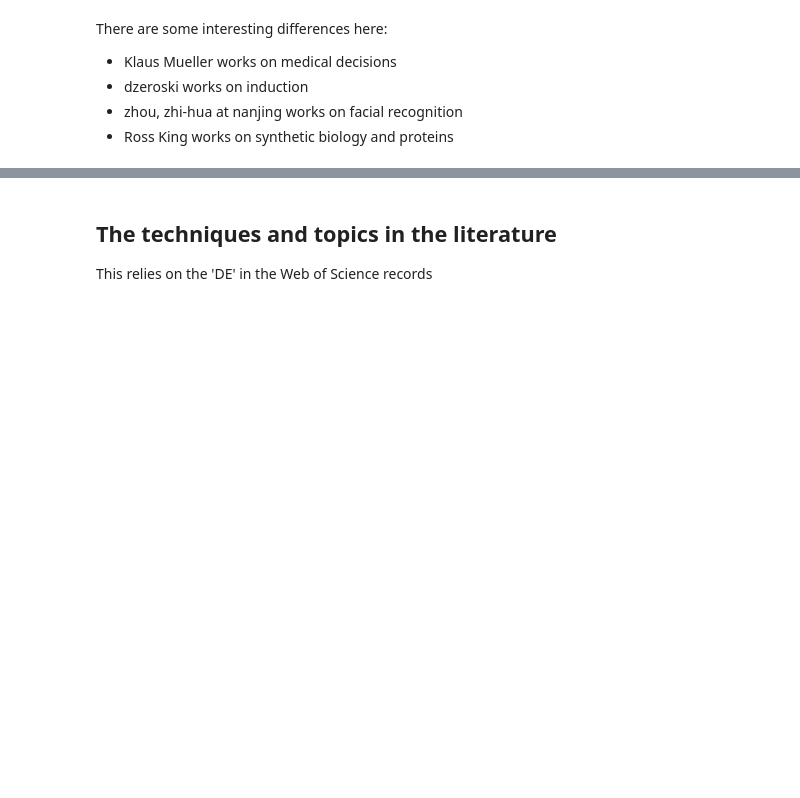
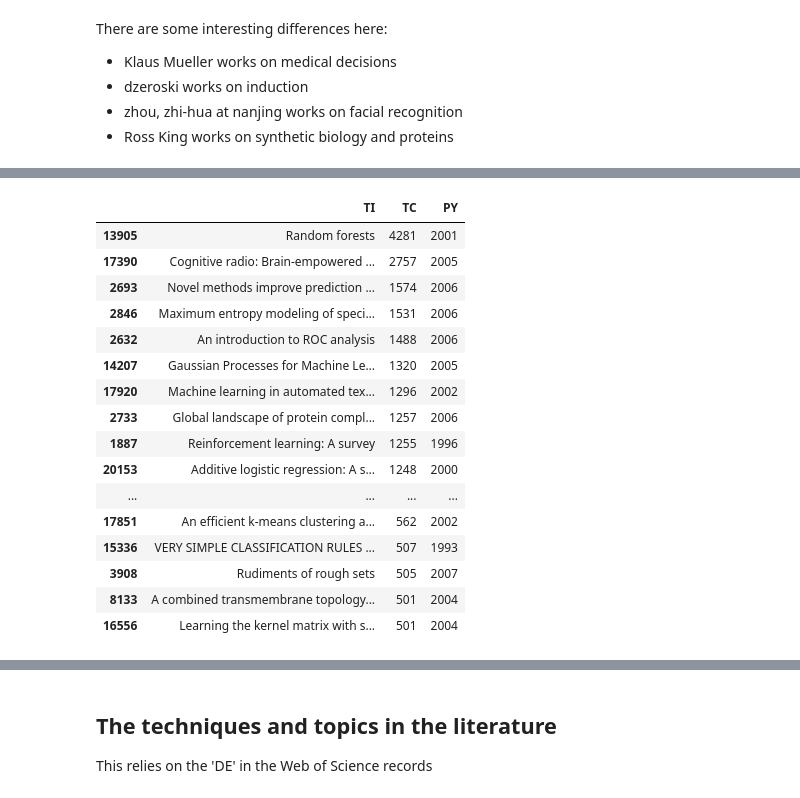
Before and after one commit to datapractice/machinelearners, a Jupyter notebook: ml_lit/ML_literature.ipynb, the cells around one changed output, grey strips where cells are left out. Drawn from its saved outputs; the diff is of its cells as text; code cells hidden in the pictures; blank space fills up the shorter version.

```diff
--- a/ml_lit/ML_literature.ipynb
+++ b/ml_lit/ML_literature.ipynb
@@ -22,7 +22,7 @@ The idea of this analysis is to show how machine learning relates to various sci
 
 ### Loading the literature and cleaning the topics
 # %%
-df = ml.load_records('data/')
+df = ml.load_records('data/machine_learning_WOS/')
 print('There are %s records in the dataset'%df.shape[0])
 
 #clean topics
@@ -309,0 +314,20 @@ There are some interesting differences here:
+# %%
+df[['TI', 'TC', 'PY']][df.TC>500].sort('TC', ascending=False)
+# %% [output]
+|  | TI | TC | PY |
+| 13905 | Random forests | 4281 | 2001 |
+| 17390 | Cognitive radio: Brain-empowered ... | 2757 | 2005 |
+| 2693 | Novel methods improve prediction ... | 1574 | 2006 |
+| 2846 | Maximum entropy modeling of speci... | 1531 | 2006 |
+| 2632 | An introduction to ROC analysis | 1488 | 2006 |
+| 14207 | Gaussian Processes for Machine Le... | 1320 | 2005 |
+| 17920 | Machine learning in automated tex... | 1296 | 2002 |
+| 2733 | Global landscape of protein compl... | 1257 | 2006 |
+| 1887 | Reinforcement learning: A survey | 1255 | 1996 |
+| 20153 | Additive logistic regression: A s... | 1248 | 2000 |
+| ... | ... | ... | ... |
+| 17851 | An efficient k-means clustering a... | 562 | 2002 |
+| 15336 | VERY SIMPLE CLASSIFICATION RULES ... | 507 | 1993 |
+| 3908 | Rudiments of rough sets | 505 | 2007 |
+| 8133 | A combined transmembrane topology... | 501 | 2004 |
+| 16556 | Learning the kernel matrix with s... | 501 | 2004 |
```
Also changed, not shown: parts of 3 cells of this notebook, 53 other files.
